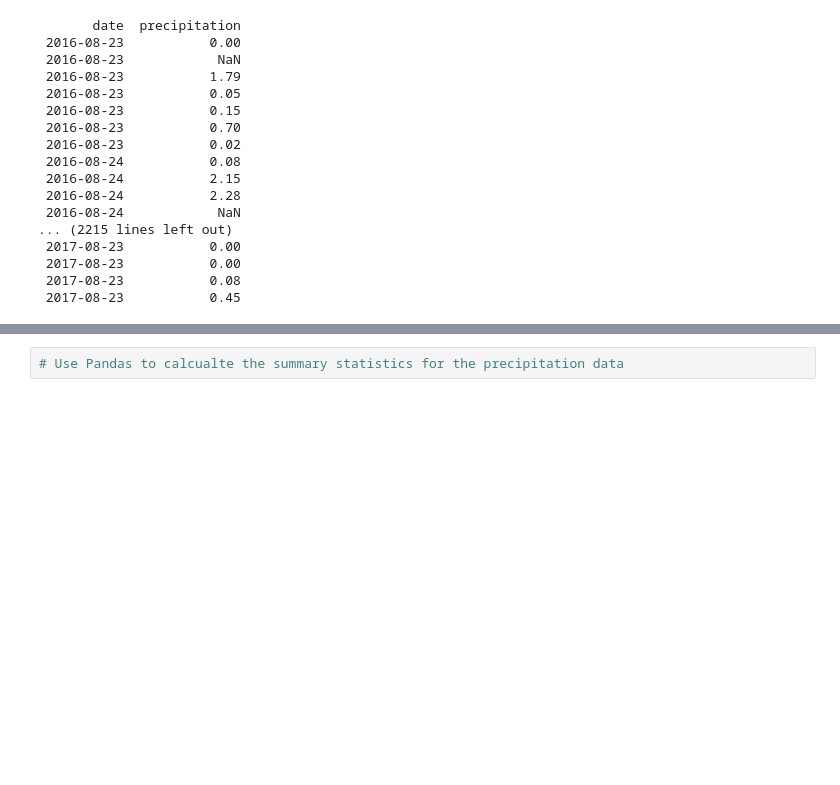
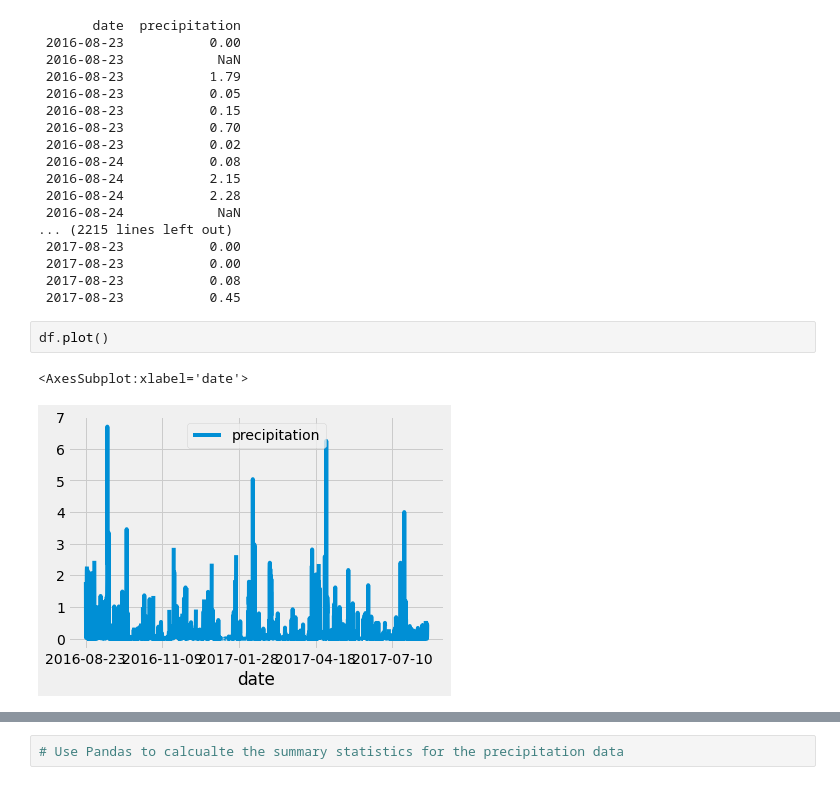
Before and after one commit to chloe-mor/surfs_up, a Jupyter notebook: climate_analysis.ipynb, the cells around one changed output, grey strips where cells are left out. Drawn from its saved outputs; the diff is of its cells as text; blank space fills up the shorter version.

```diff
--- a/climate_analysis.ipynb
+++ b/climate_analysis.ipynb
@@ -122,3 +122,8 @@ print(df.to_string(index=False))
  2017-08-23           0.00
  2017-08-23           0.08
  2017-08-23           0.45
+# %%
+df.plot()
+# %% [output]
+<AxesSubplot:xlabel='date'>
+[figure, added]
```
Also changed, not shown: parts of 12 cells of this notebook.
